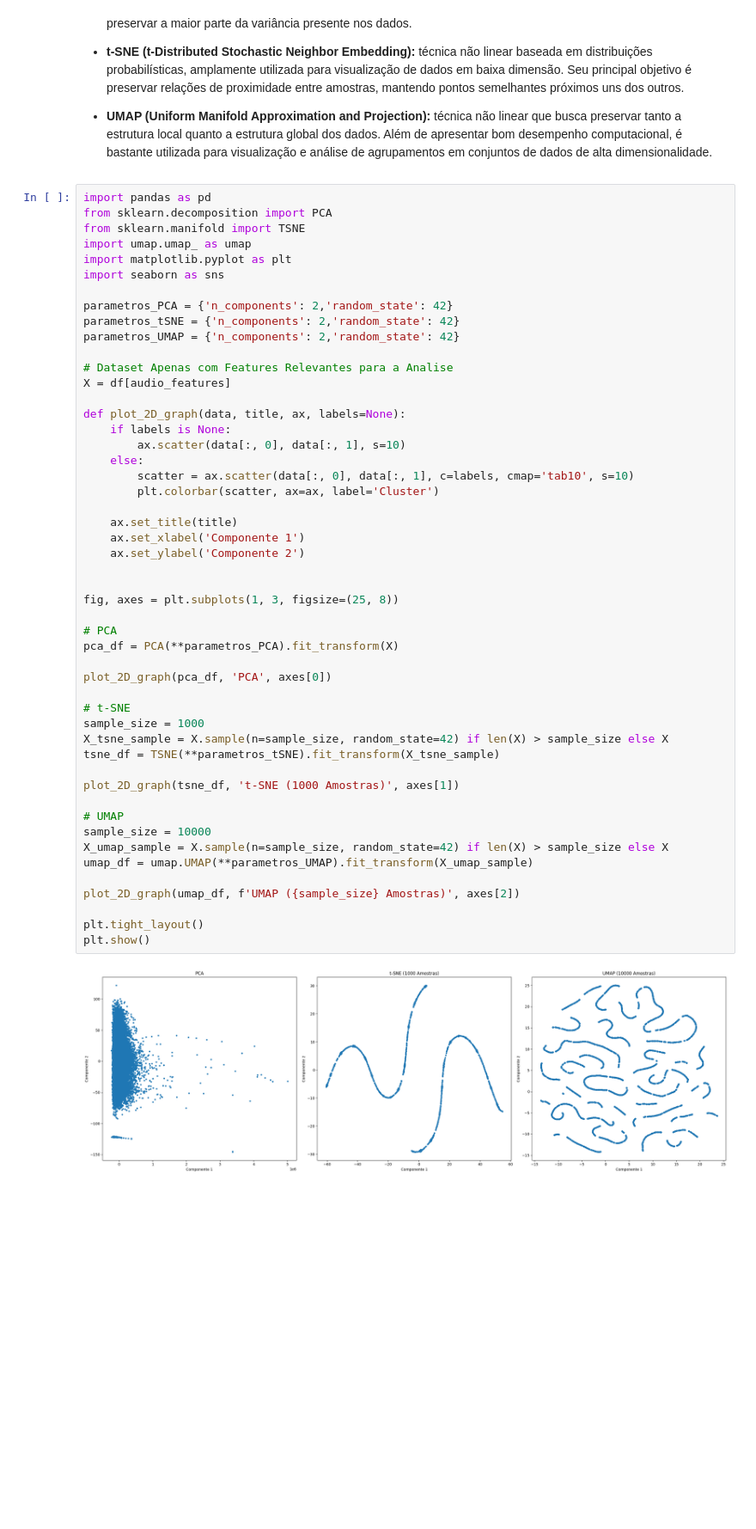
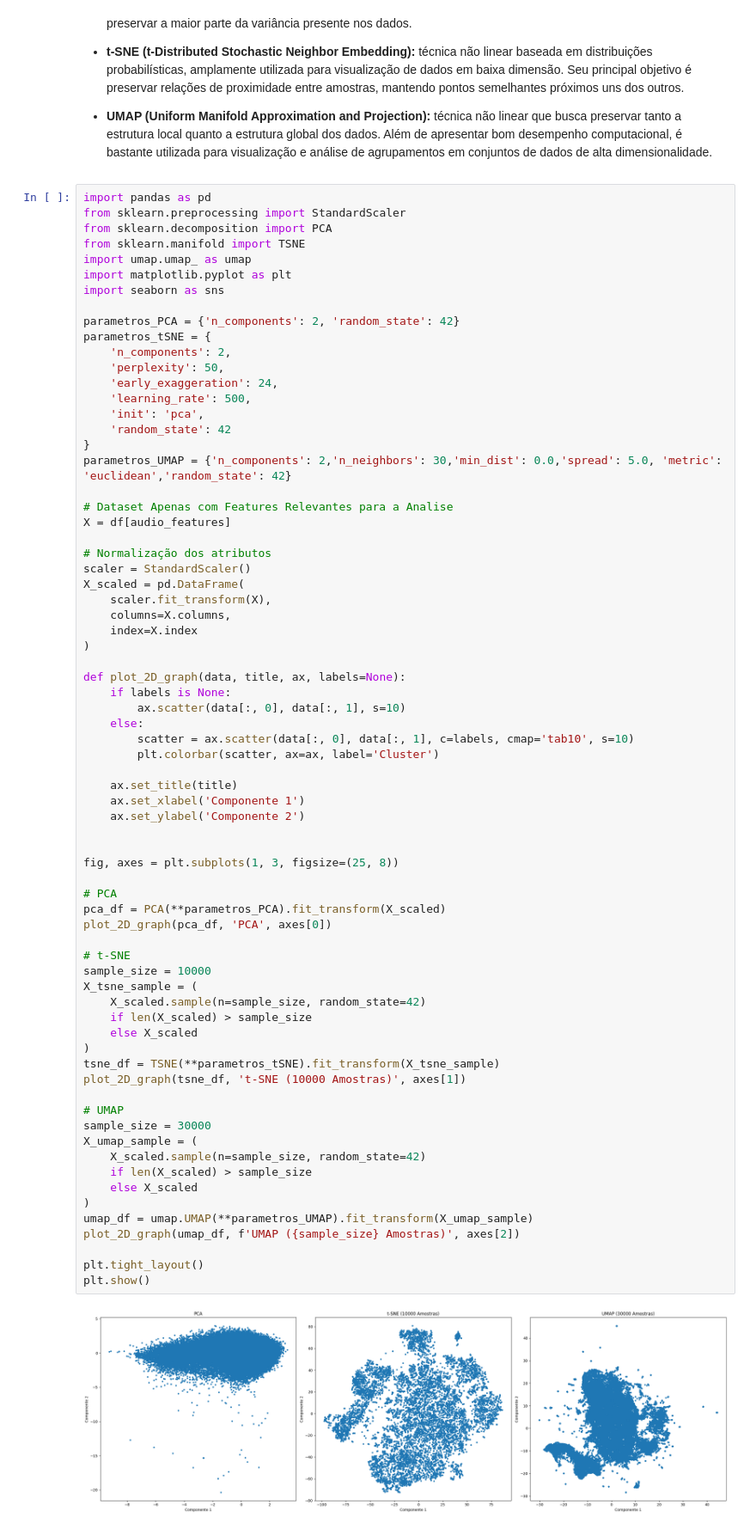
Before and after one commit to YagoGomesDaSilva/Aprendizado-de-Maquina--Nao-Supervisionado, a Jupyter notebook: Atividade_III_Unidade_Jupyter.ipynb, the cells around one changed output. Shown at 86% size. Saved outputs shown, nothing was run; the diff lists cells and outputs as text; blank space fills up the shorter version.

```diff
--- a/Atividade_III_Unidade_Jupyter.ipynb
+++ b/Atividade_III_Unidade_Jupyter.ipynb
@@ -157,53 +157,74 @@ Para esta análise, foram aplicadas três técnicas de redução de dimensionali
 - **UMAP (Uniform Manifold Approximation and Projection):** técnica não linear que busca preservar tanto a estrutura local quanto a estrutura global dos dados. Além de apresentar bom desempenho computacional, é bastante utilizada para visualização e análise de agrupamentos em conjuntos de dados de alta dimensionalidade.
 # %%
 import pandas as pd
+from sklearn.preprocessing import StandardScaler
 from sklearn.decomposition import PCA
 from sklearn.manifold import TSNE
 import umap.umap_ as umap
 import matplotlib.pyplot as plt
 import seaborn as sns
 
-parametros_PCA = {'n_components': 2,'random_state': 42}
-parametros_tSNE = {'n_components': 2,'random_state': 42}
-parametros_UMAP = {'n_components': 2,'random_state': 42}
+parametros_PCA = {'n_components': 2, 'random_state': 42}
+parametros_tSNE = {
+    'n_components': 2,
+    'perplexity': 50,
+    'early_exaggeration': 24,
+    'learning_rate': 500,
+    'init': 'pca',
+    'random_state': 42
+}
+parametros_UMAP = {'n_components': 2,'n_neighbors': 30,'min_dist': 0.0,'spread': 5.0, 'metric': 'euclidean','random_state': 42}
 
 # Dataset Apenas com Features Relevantes para a Analise
 X = df[audio_features]
+
+# Normalização dos atributos
+scaler = StandardScaler()
+X_scaled = pd.DataFrame(
+    scaler.fit_transform(X),
+    columns=X.columns,
+    index=X.index
+)
 
 def plot_2D_graph(data, title, ax, labels=None):
     if labels is None:
         ax.scatter(data[:, 0], data[:, 1], s=10)
     else:
         scatter = ax.scatter(data[:, 0], data[:, 1], c=labels, cmap='tab10', s=10)
         plt.colorbar(scatter, ax=ax, label='Cluster')
 
     ax.set_title(title)
     ax.set_xlabel('Componente 1')
     ax.set_ylabel('Componente 2')
 
 
 fig, axes = plt.subplots(1, 3, figsize=(25, 8))
 
 # PCA
-pca_df = PCA(**parametros_PCA).fit_transform(X)
-
+pca_df = PCA(**parametros_PCA).fit_transform(X_scaled)
 plot_2D_graph(pca_df, 'PCA', axes[0])
 
 # t-SNE
-sample_size = 1000
-X_tsne_sample = X.sample(n=sample_size, random_state=42) if len(X) > sample_size else X
+sample_size = 10000
+X_tsne_sample = (
+    X_scaled.sample(n=sample_size, random_state=42)
+    if len(X_scaled) > sample_size
+    else X_scaled
+)
 tsne_df = TSNE(**parametros_tSNE).fit_transform(X_tsne_sample)
-
-plot_2D_graph(tsne_df, 't-SNE (1000 Amostras)', axes[1])
+plot_2D_graph(tsne_df, 't-SNE (10000 Amostras)', axes[1])
 
 # UMAP
-sample_size = 10000
-X_umap_sample = X.sample(n=sample_size, random_state=42) if len(X) > sample_size else X
+sample_size = 30000
+X_umap_sample = (
+    X_scaled.sample(n=sample_size, random_state=42)
+    if len(X_scaled) > sample_size
+    else X_scaled
+)
 umap_df = umap.UMAP(**parametros_UMAP).fit_transform(X_umap_sample)
-
 plot_2D_graph(umap_df, f'UMAP ({sample_size} Amostras)', axes[2])
 
 plt.tight_layout()
 plt.show()
 # %% [output]
-[figure, old version]
+[figure, new version]
```
Also changed, not shown: parts of 4 cells of this notebook.
